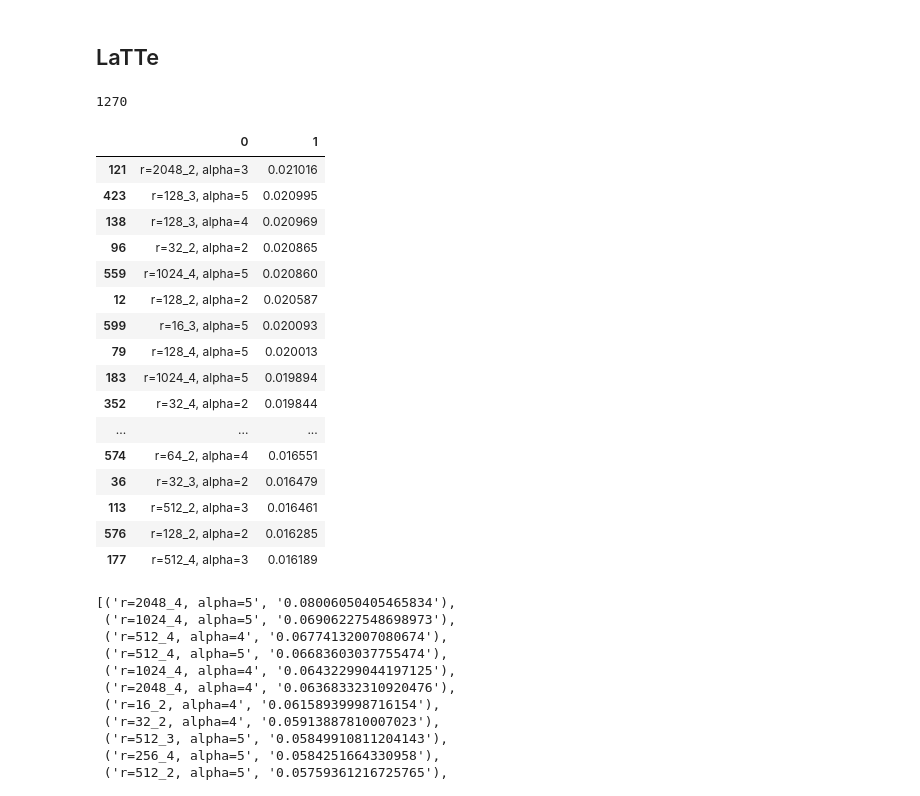
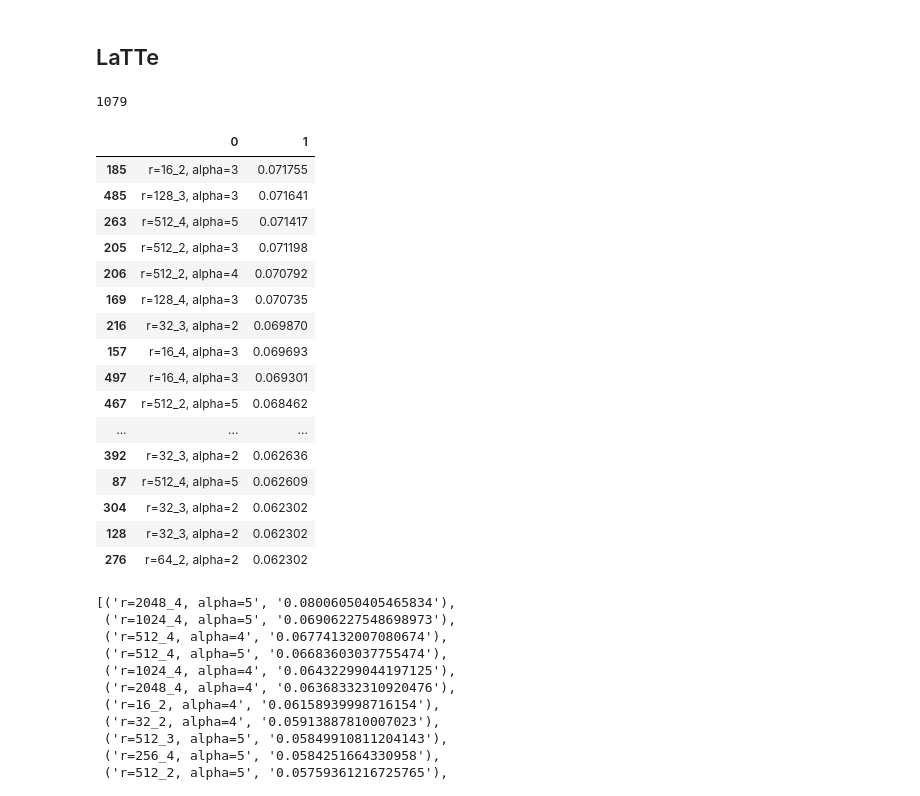
Before and after one commit to elizacc/Structured-Autoencoders-for-Rating-aware-Recommendations, a Jupyter notebook: logs.ipynb, the cells around one changed output. Cells and saved outputs as stored; diff of their text form; code cells hidden in the pictures.

Commit message:
ml latte!

```diff
--- a/logs.ipynb
+++ b/logs.ipynb
@@ -508,7 +508,7 @@ res[res['mcc']==best.loc[6]]
 # %% [markdown]
 ## AE results
 # %%
-with open('clothing_base_res2.txt') as f:
+with open('ml_recvae_res3.txt') as f:
     lines = f.readlines()
 # %%
 lines
@@ -538,18 +538,20 @@ for line in lines:
         k, v = line.split(':')
         d[k] = float(v.strip())
 # %%
-lines2 = ['HR@5:0.0013403702772891012, MRR@5: 0.0007916561950238753, Coverage@5: 0.000769718373630354, NCDG@5: 0.0009275087326940684, HR_pos@5: 0.0013403702772891012, HR_neg@5: 0.0, MRR_pos@5: 0.0007916561950238753, MRR_neg@5: 0.0, NCDG_pos@5: 0.0009275087326940684, NDCG_neg@5: 0.0, Matthews@5: 0.007351031572080373\n',
- 'HR@10:0.0017592359889419453, MRR@10: 0.00084574306112381, Coverage@10: 0.0011772163361405414, NCDG@10: 0.0010611352903893815, HR_pos@10: 0.0017592359889419453, HR_neg@10: 0.0, MRR_pos@10: 0.00084574306112381, MRR_neg@10: 0.0, NCDG_pos@10: 0.0010611352903893815, NDCG_neg@10: 0.0, Matthews@10: 0.00842343135009943\n',
- 'HR@20:0.003183379408561615, MRR@20: 0.0009375192276212103, Coverage@20: 0.002037489812550937, NCDG@20: 0.0014126794181031639, HR_pos@20: 0.0030996062662310463, HR_neg@20: 8.377314233056883e-05, MRR_pos@20: 0.0009310751397496282, MRR_neg@20: 6.444087871582217e-06, NCDG_pos@20: 0.0013906764412214348, NDCG_neg@20: 2.200297688172854e-05, Matthews@20: 0.003629231457805973\n']
-lines3 = ['HR@5:0.0010052777079668257, MRR@5: 0.0008865990896651867, Coverage@5: 0.0006338857194602916, NCDG@5: 0.0009156971230688945, HR_pos@5: 0.0010052777079668257, HR_neg@5: 0.0, MRR_pos@5: 0.0008865990896651867, MRR_neg@5: 0.0, NCDG_pos@5: 0.0009156971230688945, NDCG_neg@5: 0.0, Matthews@5: 0.010536086870659107\n',
- 'HR@10:0.0012565971349585323, MRR@10: 0.0009229007846750999, Coverage@10: 0.001539436747260708, NCDG@10: 0.000999594182676328, HR_pos@10: 0.0012565971349585323, HR_neg@10: 0.0, MRR_pos@10: 0.0009229007846750999, MRR_neg@10: 0.0, NCDG_pos@10: 0.000999594182676328, NDCG_neg@10: 0.0, Matthews@10: 0.011781185233124245\n',
- 'HR@20:0.0026807405545782024, MRR@20: 0.0010227469427355517, Coverage@20: 0.0024449877750611247, NCDG@20: 0.001361088598662944, HR_pos@20: 0.0025969674122476335, HR_neg@20: 8.377314233056883e-05, MRR_pos@20: 0.0010167631468547967, MRR_neg@20: 5.983795880754915e-06, NCDG_pos@20: 0.0013396461906199, NDCG_neg@20: 2.144240804304394e-05, Matthews@20: 0.01180367833055778\n']
-lines4 = ['HR@5:0.008377314233056881, MRR@5: 0.005040350730222558, Coverage@5: 0.0025355428778411665, NCDG@5: 0.005855789334817039, HR_pos@5: 0.006450531959453799, HR_neg@5: 0.0019267822736030828, MRR_pos@5: 0.004062997403032589, MRR_neg@5: 0.0009773533271899696, NCDG_pos@5: 0.004645245151171502, NDCG_neg@5: 0.0012105441836455378, Matthews@5: -0.0025433863408242494\n',
- 'HR@10:0.013068610203568736, MRR@10: 0.005687498254726201, Coverage@10: 0.0036222041112016663, NCDG@10: 0.007394182664599122, HR_pos@10: 0.01072296221831281, HR_neg@10: 0.002345647985255927, MRR_pos@10: 0.004645819121818117, MRR_neg@10: 0.001041679132908085, NCDG_pos@10: 0.006039764829999148, NDCG_neg@10: 0.0013544178345999758, Matthews@10: 0.010880672867784756\n',
- 'HR@20:0.0206919661556505, MRR@20: 0.006189386803759707, Coverage@20: 0.005252195961242416, NCDG@20: 0.009288377103364987, HR_pos@20: 0.01633576275446092, HR_neg@20: 0.004356203401189578, MRR_pos@20: 0.005015011556445804, MRR_neg@20: 0.0011743752473139027, NCDG_pos@20: 0.007434044265071242, NDCG_neg@20: 0.0018543328382937465, Matthews@20: 0.002827111781790888\n']
-lines5 = ['HR@5:0.0004188657116528441, MRR@5: 0.000247130769875178, Coverage@5: 0.0007244408222403332, NCDG@5: 0.00028888825658703125, HR_pos@5: 0.00025131942699170643, HR_neg@5: 0.00016754628466113765, MRR_pos@5: 0.00012147105637932478, MRR_neg@5: 0.00012565971349585322, NCDG_pos@5: 0.00015226014620993002, NDCG_neg@5: 0.00013662811037710125, Matthews@5: 0.0012029716128196801\n',
- 'HR@10:0.0007539582809751194, MRR@10: 0.00029180977911814806, Coverage@10: 0.0010413836819704791, NCDG@10: 0.0003970011850323542, HR_pos@10: 0.0005026388539834129, HR_neg@10: 0.00025131942699170643, MRR_pos@10: 0.0001521878752338667, MRR_neg@10: 0.00013962190388428137, NCDG_pos@10: 0.00023053247927048108, NDCG_neg@10: 0.00016646870576187314, Matthews@10: 0.005314115051684123\n',
- 'HR@20:0.0011728239926279635, MRR@20: 0.0003173643449176686, Coverage@20: 0.0024449877750611247, NCDG@20: 0.0004984932235229328, HR_pos@20: 0.0006701851386445506, HR_neg@20: 0.0005026388539834129, MRR_pos@20: 0.0001635597950072471, MRR_neg@20: 0.00015380454991042154, NCDG_pos@20: 0.00027262530004666647, NDCG_neg@20: 0.0002258679234762664, Matthews@20: 3.562779496118288e-05\n']
+lines2 = ['HR@5:0.007479861910241657, MRR@5: 0.0032508630609896436, Coverage@5: 0.015280634734058184, NCDG@5: 0.004295881288656727, HR_pos@5: 0.007479861910241657, HR_neg@5: 0.0, MRR_pos@5: 0.0032508630609896436, MRR_neg@5: 0.0, NCDG_pos@5: 0.004295881288656727, NDCG_neg@5: 0.0, Matthews@5: 0.022012972123690237\n',
+ 'HR@10:0.019562715765247412, MRR@10: 0.004834054834054833, Coverage@10: 0.024977960622979724, NCDG@10: 0.008176008134071077, HR_pos@10: 0.019562715765247412, HR_neg@10: 0.0, MRR_pos@10: 0.004834054834054833, MRR_neg@10: 0.0, NCDG_pos@10: 0.008176008134071077, NDCG_neg@10: 0.0, Matthews@10: 0.03581840316410978\n',
+ 'HR@20:0.04200230149597238, MRR@20: 0.0064040039885242895, Coverage@20: 0.041140170437848955, NCDG@20: 0.013866819290386582, HR_pos@20: 0.04142692750287687, HR_neg@20: 0.0005753739930955121, MRR_pos@20: 0.006356056155766331, MRR_neg@20: 4.794783275795934e-05, NCDG_pos@20: 0.01371133128438697, NDCG_neg@20: 0.0001554880059996086, Matthews@20: 0.041056189227182384\n']
+lines3 = ['HR@5:0.012082853855005755, MRR@5: 0.006818181818181818, Coverage@5: 0.021745518660005878, NCDG@5: 0.00812137744192339, HR_pos@5: 0.011507479861910242, HR_neg@5: 0.0005753739930955121, MRR_pos@5: 0.0065304948216340615, MRR_neg@5: 0.00028768699654775604, NCDG_pos@5: 0.007758356870248211, NDCG_neg@5: 0.00036302057167517695, Matthews@5: 0.03800793119563268\n',
+ 'HR@10:0.026467203682393557, MRR@10: 0.008748196248196246, Coverage@10: 0.03261827799000882, NCDG@10: 0.012782628433698304, HR_pos@10: 0.025891829689298044, HR_neg@10: 0.0005753739930955121, MRR_pos@10: 0.008460509251648492, MRR_neg@10: 0.00028768699654775604, NCDG_pos@10: 0.012419607862023126, NDCG_neg@10: 0.00036302057167517695, Matthews@10: 0.06778547937415705\n',
+ 'HR@20:0.04027617951668585, MRR@20: 0.009686409214598088, Coverage@20: 0.04936820452541875, NCDG@20: 0.01624691925024262, HR_pos@20: 0.037399309551208286, HR_neg@20: 0.0028768699654775605, MRR_pos@20: 0.009246265807644675, MRR_neg@20: 0.0004401434069534125, NCDG_pos@20: 0.015312006024759815, NDCG_neg@20: 0.0009349132254828051, Matthews@20: 0.05769546127714962\n',
+ 'HR@20:0.04027617951668585, MRR@20: 0.009686409214598088, Coverage@20: 0.04936820452541875, NCDG@20: 0.01624691925024262, HR_pos@20: 0.037399309551208286, HR_neg@20: 0.0028768699654775605, MRR_pos@20: 0.009246265807644675, MRR_neg@20: 0.0004401434069534125, NCDG_pos@20: 0.015312006024759815, NDCG_neg@20: 0.0009349132254828051, Matthews@20: 0.05769546127714962\n']
+lines4 = ['HR@5:0.00805523590333717, MRR@5: 0.003289221327196011, Coverage@5: 0.02585953570379077, NCDG@5: 0.004448924144921012, HR_pos@5: 0.006329113924050633, HR_neg@5: 0.0017261219792865361, MRR_pos@5: 0.002943996931338703, MRR_neg@5: 0.0003452243958573073, NCDG_pos@5: 0.0037811690116047723, NDCG_neg@5: 0.0006677551333162399, Matthews@5: 0.0395262311633315\n',
+ 'HR@5:0.00805523590333717, MRR@5: 0.003289221327196011, Coverage@5: 0.02585953570379077, NCDG@5: 0.004448924144921012, HR_pos@5: 0.006329113924050633, HR_neg@5: 0.0017261219792865361, MRR_pos@5: 0.002943996931338703, MRR_neg@5: 0.0003452243958573073, NCDG_pos@5: 0.0037811690116047723, NDCG_neg@5: 0.0006677551333162399, Matthews@5: 0.0395262311633315\n',
+ 'HR@10:0.018987341772151896, MRR@10: 0.004637925365773466, Coverage@10: 0.04055245371730826, NCDG@10: 0.007872452083251649, HR_pos@10: 0.01668584579976985, HR_neg@10: 0.0023014959723820483, MRR_pos@10: 0.004235163570606609, MRR_neg@10: 0.0004027617951668584, NCDG_pos@10: 0.007038376566553426, NDCG_neg@10: 0.0008340755166982237, Matthews@10: 0.0871651610350984\n',
+ 'HR@20:0.039700805523590336, MRR@20: 0.00603118961693192, Coverage@20: 0.06523655598001764, NCDG@20: 0.013051279181909833, HR_pos@20: 0.031070195627157654, HR_neg@20: 0.00863060989643268, MRR_pos@20: 0.005201695362866881, MRR_neg@20: 0.0008294942540650391, NCDG_pos@20: 0.010634511175732051, NDCG_neg@20: 0.00241676800617778, Matthews@20: 0.0879089720439886\n']
+lines5 = ['HR@5:0.028768699654775604, MRR@5: 0.013387034906022248, Coverage@5: 0.12342051131354687, NCDG@5: 0.01711873437847133, HR_pos@5: 0.010356731875719217, HR_neg@5: 0.018411967779056387, MRR_pos@5: 0.0049482163406214036, MRR_neg@5: 0.008438818565400845, NCDG_pos@5: 0.0062755947458475415, NDCG_neg@5: 0.010843139632623788, Matthews@5: 0.054224818825092384\n',
+ 'HR@10:0.045454545454545456, MRR@10: 0.015542404149999087, Coverage@10: 0.17396414928004703, NCDG@10: 0.022443952479584844, HR_pos@10: 0.01726121979286536, HR_neg@10: 0.02819332566168009, MRR_pos@10: 0.005819040312711199, MRR_neg@10: 0.009723363837287889, NCDG_pos@10: 0.008459037071963089, NDCG_neg@10: 0.01398491540762176, Matthews@10: 0.07902607796935995\n',
+ 'HR@20:0.0903337169159954, MRR@20: 0.018477051548319544, Coverage@20: 0.24713488098736408, NCDG@20: 0.03356256857725332, HR_pos@20: 0.029344073647871116, HR_neg@20: 0.06098964326812428, MRR_pos@20: 0.006615566496323353, MRR_neg@20: 0.011861485051996192, NCDG_pos@20: 0.011458748176154564, NDCG_neg@20: 0.022103820401098758, Matthews@20: 0.07286998768212888\n']
 lines6 = ['HR@5:0.0076852698993595606, MRR@5: 0.0035407136322049403, Coverage@5: 0.04998445273631841, NCDG@5: 0.00455396518857037, HR_pos@5: 0.004940530649588289, HR_neg@5: 0.0027447392497712718, MRR_pos@5: 0.002500762427569381, MRR_neg@5: 0.0010399512046355597, NCDG_pos@5: 0.00310019191031931, NDCG_neg@5: 0.0014537732782510609, Matthews@5: -0.021658682872490752\n',
  'HR@10:0.014272644098810613, MRR@10: 0.004340754295008642, Coverage@10: 0.08803638059701492, NCDG@10: 0.006603921069494456, HR_pos@10: 0.010064043915827997, HR_neg@10: 0.004208600182982617, MRR_pos@10: 0.0031219593662411608, MRR_neg@10: 0.0012187949287674811, NCDG_pos@10: 0.004693679715153374, NDCG_neg@10: 0.001910241354341083, Matthews@10: -0.012321339817115733\n',
  'HR@20:0.022323879231473012, MRR@20: 0.00489300805795584, Coverage@20: 0.14742692786069653, NCDG@20: 0.008631522660029374, HR_pos@20: 0.016285452881976213, HR_neg@20: 0.006038426349496798, MRR_pos@20: 0.0035616660267902764, MRR_neg@20: 0.0013313420311655633, NCDG_pos@20: 0.006276975117634194, NDCG_neg@20: 0.0023545475423951807, Matthews@20: -0.006970728970754676\n']
@@ -690,12 +692,12 @@ sorted(d.items(), key=lambda x: x[1], reverse=True)
 # %% [markdown]
 ## LaTTe
 # %%
-with open('clothing_latte1.txt') as f:
+with open('ml_latte1.txt') as f:
     lines = f.readlines()
 # %%
 len(lines)
 # %% [output]
-1270
+1079
 # %%
 keys = []
 values = []
@@ -709,25 +711,25 @@ for line in lines:
 a = pd.DataFrame([keys, values]).T
 a[1] = a[1].astype(float)
 # %%
-a.sort_values(1, ascending=False)[50:100]
+a.sort_values(1, ascending=False)[200:250]
 # %% [output]
 |  | 0 | 1 |
-| 121 | r=2048_2, alpha=3 | 0.021016 |
-| 423 | r=128_3, alpha=5 | 0.020995 |
-| 138 | r=128_3, alpha=4 | 0.020969 |
-| 96 | r=32_2, alpha=2 | 0.020865 |
-| 559 | r=1024_4, alpha=5 | 0.020860 |
-| 12 | r=128_2, alpha=2 | 0.020587 |
-| 599 | r=16_3, alpha=5 | 0.020093 |
-| 79 | r=128_4, alpha=5 | 0.020013 |
-| 183 | r=1024_4, alpha=5 | 0.019894 |
-| 352 | r=32_4, alpha=2 | 0.019844 |
+| 185 | r=16_2, alpha=3 | 0.071755 |
+| 485 | r=128_3, alpha=3 | 0.071641 |
+| 263 | r=512_4, alpha=5 | 0.071417 |
+| 205 | r=512_2, alpha=3 | 0.071198 |
+| 206 | r=512_2, alpha=4 | 0.070792 |
+| 169 | r=128_4, alpha=3 | 0.070735 |
+| 216 | r=32_3, alpha=2 | 0.069870 |
+| 157 | r=16_4, alpha=3 | 0.069693 |
+| 497 | r=16_4, alpha=3 | 0.069301 |
+| 467 | r=512_2, alpha=5 | 0.068462 |
 | ... | ... | ... |
-| 574 | r=64_2, alpha=4 | 0.016551 |
-| 36 | r=32_3, alpha=2 | 0.016479 |
-| 113 | r=512_2, alpha=3 | 0.016461 |
-| 576 | r=128_2, alpha=2 | 0.016285 |
-| 177 | r=512_4, alpha=3 | 0.016189 |
+| 392 | r=32_3, alpha=2 | 0.062636 |
+| 87 | r=512_4, alpha=5 | 0.062609 |
+| 304 | r=32_3, alpha=2 | 0.062302 |
+| 128 | r=32_3, alpha=2 | 0.062302 |
+| 276 | r=64_2, alpha=2 | 0.062302 |
 # %%
 sorted(res.items(), key=lambda x: x[1], reverse=True)
 # %% [output]
```
Also changed, not shown: parts of 2 cells of this notebook, 1 other file.
